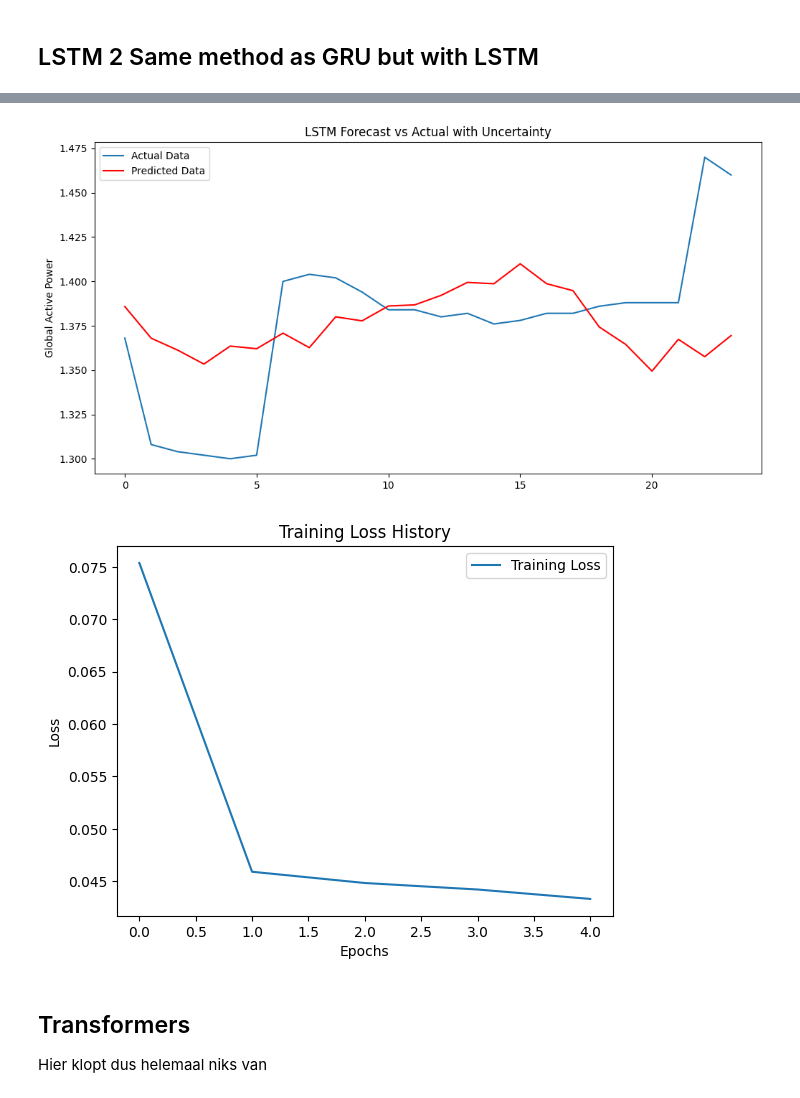
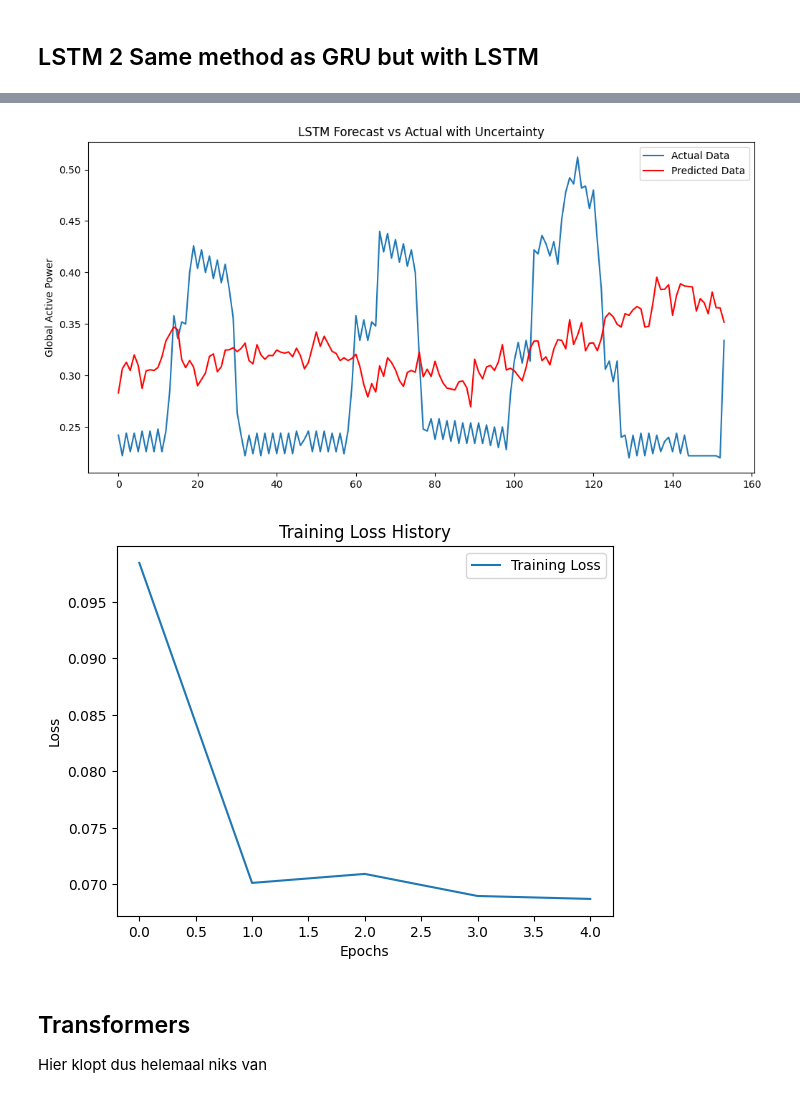
Before and after one commit to Ozziehman/Energiescan, a Jupyter notebook: household_power_consumption_models.ipynb, the cells around one changed output, grey strips where cells are left out. Saved outputs shown, nothing was run; the diff lists cells and outputs as text; code cells hidden in the pictures.

```diff
--- a/household_power_consumption_models.ipynb
+++ b/household_power_consumption_models.ipynb
@@ -367,8 +367,8 @@ if gpus:
         print(e)
 print("Num GPUs Available: ", len(tf.config.experimental.list_physical_devices('GPU')))
 
-n_sequence_past = 154
-n_ahead_prediction = 24
+n_sequence_past = 720
+n_ahead_prediction = 154
 
 # Load the data
 df_GRU = pd.read_csv('core/static/data/household_power_consumption_processed.csv', sep=',', low_memory=False)
@@ -537,8 +537,8 @@ if gpus:
         print(e)
 print("Num GPUs Available: ", len(tf.config.experimental.list_physical_devices('GPU')))
 
-n_sequence_past = 154
-n_ahead_prediction = 24
+n_sequence_past = 720
+n_ahead_prediction = 154
 
 # Load the data
 df_LSTM = pd.read_csv('core/static/data/household_power_consumption_processed.csv', sep=',', low_memory=False)
@@ -644,5 +644,5 @@ Mean Absolute Error: 0.03478482254842911
-[figure, old version]
+[figure, new version]
-[figure, old version]
+[figure, new version]
 # %% [markdown]
 ## Transformers
 
```
Also changed, not shown: parts of 2 cells of this notebook, 1 other file.
